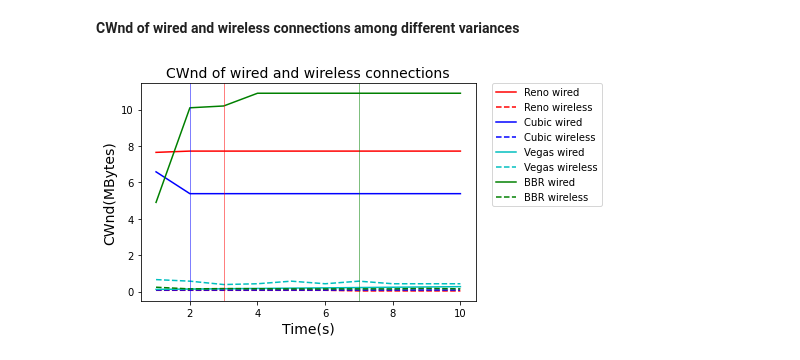
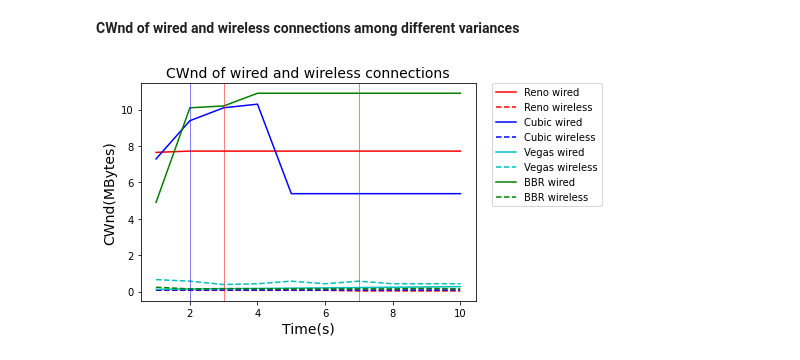
Before and after one commit to YangZiyi121/CS244_Assignment_2, a Jupyter notebook: TCP_throughput.ipynb, the cells around one changed output. Saved outputs shown, nothing was run; the diff lists cells and outputs as text; code cells hidden in the pictures.

```diff
--- a/TCP_throughput.ipynb
+++ b/TCP_throughput.ipynb
@@ -46,38 +255,38 @@ import matplotlib.pyplot as plt
 time = [1, 2,3, 4, 5, 6, 7, 8, 9, 10]
 Reno_wired_cwnd = [7.65,7.72,7.72,7.72,7.72,7.72,7.72,7.72,7.72,7.72]
 Reno_wireless_cwnd = [0.0684,0.0684,0.0684,0.0684,0.0684,0.0684,0.0342,0.0342,0.0342,0.0342]
-Cubic_wired_cwnd = [6.58,5.38,5.38,5.38,5.38,5.38,5.38,5.38,5.38,5.38]
+Cubic_wired_cwnd = [7.29,9.39,10.1,10.3,5.38,5.38,5.38,5.38,5.38,5.38]
 Cubic_wireless_cwnd = [0.0656,0.0656,0.0656,0.0656,0.0656,0.0656, 0.0656, 0.0656, 0.0656, 0.0656]
 Vegas_wired_cwnd = [0.119,0.136,0.153,0.170,0.187,0.202,0.219,0.236,0.252,0.269]
 Vegas_wireless_cwnd = [0.656, 0.570, 0.385, 0.428, 0.570, 0.428, 0.570, 0.428, 0.428, 0.428]
 BBR_wired_cwnd = [4.90,10.1,10.2,10.9,10.9,10.9,10.9,10.9,10.9,10.9]
 BBR_wireless_cwnd = [0.237,0.145,0.163,0.154,0.145,0.145,0.148,0.145,0.171,0.148]
 
 
 plt.plot(time, Reno_wired_cwnd, "r-", label = 'Reno wired')
 
 plt.plot(time, Reno_wireless_cwnd, "r--", label = 'Reno wireless')
 
 plt.plot(time, Cubic_wired_cwnd, "b-", label = 'Cubic wired')
 
 plt.plot(time, Cubic_wireless_cwnd, "b--", label = 'Cubic wireless')
 
 plt.plot(time, Vegas_wired_cwnd, "c-", label = 'Vegas wired')
 
 plt.plot(time, Vegas_wireless_cwnd, "c--", label = 'Vegas wireless')
 
 plt.plot(time, BBR_wired_cwnd, "g-", label = 'BBR wired')
 
 plt.plot(time, BBR_wireless_cwnd, "g--", label = 'BBR wireless')
 
 plt.title('CWnd of wired and wireless connections', fontsize=14)
 plt.xlabel('Time(s)', fontsize=14)
 plt.ylabel('CWnd(MBytes)', fontsize=14)
 plt.axvline(x=3,linewidth=0.5, color = 'r')
 plt.axvline(x=2,linewidth=0.5,  color = 'b')
 plt.axvline(x=7,linewidth=0.5,  color = 'g')
 plt.legend(loc=2, bbox_to_anchor=(1.05, 1.0), borderaxespad = 0.)
 #plt.grid(True)
 plt.show()
 # %% [output]
-[figure, old version]
+[figure, new version]
```
Also changed, not shown: parts of 17 cells of this notebook, 19 other files.
